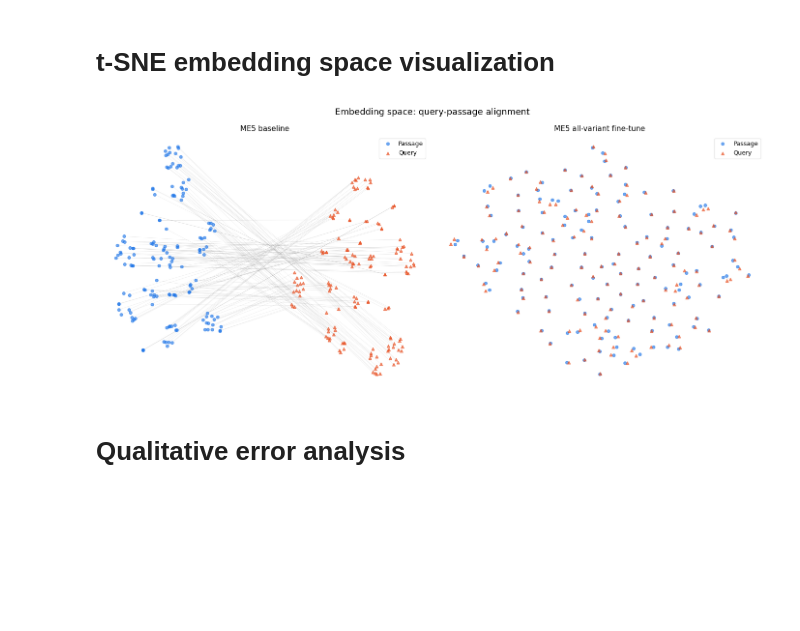
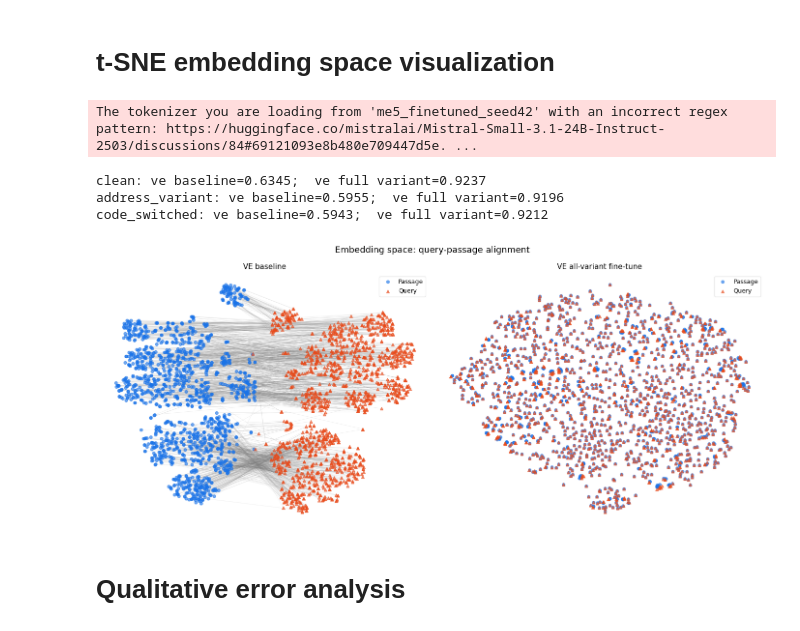
Before and after one commit to tomadonna1/SIT330-D-and-HD-task, a Jupyter notebook: sit330-2.3HD.ipynb, the cells around one changed output. Cells and saved outputs as stored; diff of their text form; code cells hidden in the pictures; blank space fills up the shorter version.

```diff
--- a/sit330-2.3HD.ipynb
+++ b/sit330-2.3HD.ipynb
@@ -146,12 +65,14 @@ me5_clean.fit(
 def compute_metrics(doc_embs, query_embs, k=10):
     sim = cosine_similarity(query_embs, doc_embs)
     n = len(query_embs)
-    recall_at_1 = np.zeros(n)
-    mrr_scores  = np.zeros(n)
+    recall_at_1  = np.zeros(n)
+    recall_at_k  = np.zeros(n)
+    mrr_scores   = np.zeros(n)
     for i in range(n):
         ranked = np.argsort(sim[i])[::-1]
         recall_at_1[i] = 1.0 if ranked[0] == i else 0.0
         pos = np.where(ranked[:k] == i)[0]
         if len(pos) > 0:
-            mrr_scores[i] = 1.0 / (pos[0] + 1)
-    return recall_at_1, mrr_scores
+            recall_at_k[i] = 1.0
+            mrr_scores[i]  = 1.0 / (pos[0] + 1)
+    return recall_at_1.mean(), mrr_scores.mean(), recall_at_k.mean()
@@ -205,24 +283,55 @@ display(pivot_table)
 # %% [markdown]
 # t-SNE embedding space visualization
+# %%
+ve_baseline = SentenceTransformer("AITeamVN/Vietnamese_Embedding")
+ve = SentenceTransformer("ve_finetuned_seed42")
+eval_docs = pd.read_csv("eval_docs_seed42.csv")
+eval_qa = pd.read_csv("eval_queries_seed42.csv")
+eval_docs_list = eval_docs["document"].tolist()
+# %% [output]
+The tokenizer you are loading from 'me5_finetuned_seed42' with an incorrect regex pattern: https://huggingface.co/mistralai/Mistral-Small-3.1-24B-Instruct-2503/discussions/84#69121093e8b480e709447d5e. ...
+# %%
+def mean_positive_pair_cosine_sim(model, queries, docs):
+    q_embs = model.encode(
+        [f"query: {q}" for q in queries],
+        batch_size=32, normalize_embeddings=True
+    )
+    d_embs = model.encode(
+        [f"passage: {d}" for d in docs],
+        batch_size=32, normalize_embeddings=True
+    )
+    # Positive pair similarity: diagonal of the full similarity matrix
+    sims = np.sum(q_embs * d_embs, axis=1)  # dot product = cosine sim (normalized)
+    return sims.mean()
+
+for variant in ["clean", "address_variant", "code_switched"]:
+    queries = eval_qa[variant].tolist()
+    before = mean_positive_pair_cosine_sim(ve_baseline, queries, eval_docs_list)
+    after = mean_positive_pair_cosine_sim(ve, queries, eval_docs_list)
+    print(f"{variant}: ve baseline={before:.4f};  ve full variant={after:.4f}")
+# %% [output]
+clean: ve baseline=0.6345;  ve full variant=0.9237
+address_variant: ve baseline=0.5955;  ve full variant=0.9196
+code_switched: ve baseline=0.5943;  ve full variant=0.9212
 # %%
 from sklearn.manifold import TSNE
 import matplotlib.pyplot as plt
 import matplotlib.patches as mpatches
 
-N_VIZ = 150
-rng   = np.random.default_rng(42)
-viz_idx = rng.choice(len(eval_idx), size=N_VIZ, replace=False)
+N_VIZ = 1500
+rng = np.random.default_rng(42)
+viz_idx = rng.choice(len(eval_docs), size=N_VIZ, replace=False)
 
-viz_docs = [eval_docs[i] for i in viz_idx]
-viz_qa   = eval_qa.iloc[viz_idx].reset_index(drop=True)
+viz_docs = eval_docs["document"].iloc[viz_idx].tolist()
+viz_qa = eval_qa.iloc[viz_idx].reset_index(drop=True)
 
 query_type = "clean"
 
 fig, axes = plt.subplots(1, 2, figsize=(14, 6))
 fig.suptitle("Embedding space: query-passage alignment", fontsize=13)
 for ax, (label, model) in zip(axes, [
-    ("ME5 baseline", me5_baseline),
-    ("ME5 all-variant fine-tune", me5),
+    ("VE baseline", ve_baseline),
+    ("VE all-variant fine-tune", ve),
 ]):
     q_embs = model.encode(
         [f"query: {q}" for q in viz_qa[query_type].tolist()],
@@ -232,33 +341,33 @@ for ax, (label, model) in zip(axes, [
         [f"passage: {d}" for d in viz_docs],
         normalize_embeddings=True,
     )
 
     combined = np.vstack([q_embs, d_embs])
     tsne = TSNE(n_components=2, perplexity=30, random_state=42, max_iter=1000)
     coords = tsne.fit_transform(combined)
 
     q_coords = coords[:N_VIZ]
     d_coords = coords[N_VIZ:]
 
     # Draw thin lines connecting each query to its matching passage
     for i in range(N_VIZ):
         ax.plot([q_coords[i, 0], d_coords[i, 0]],
                 [q_coords[i, 1], d_coords[i, 1]],
                 color="gray", alpha=0.15, linewidth=0.5, zorder=1)
 
     ax.scatter(d_coords[:, 0], d_coords[:, 1],
                c="#1a73e8", s=18, alpha=0.6, label="Passage", zorder=2)
     ax.scatter(q_coords[:, 0], q_coords[:, 1],
                c="#e84a1a", s=18, alpha=0.6, marker="^", label="Query", zorder=3)
 
     ax.set_title(label, fontsize=11)
     ax.legend(fontsize=9, framealpha=0.5)
     ax.axis("off")
 
 plt.tight_layout()
 plt.savefig('tsne_plot.png')
 plt.show()
 # %% [output]
-[figure, old version]
+[figure, new version]
 # %% [markdown]
 # Qualitative error analysis
```
Also changed, not shown: parts of 18 cells of this notebook, 2 other files.
